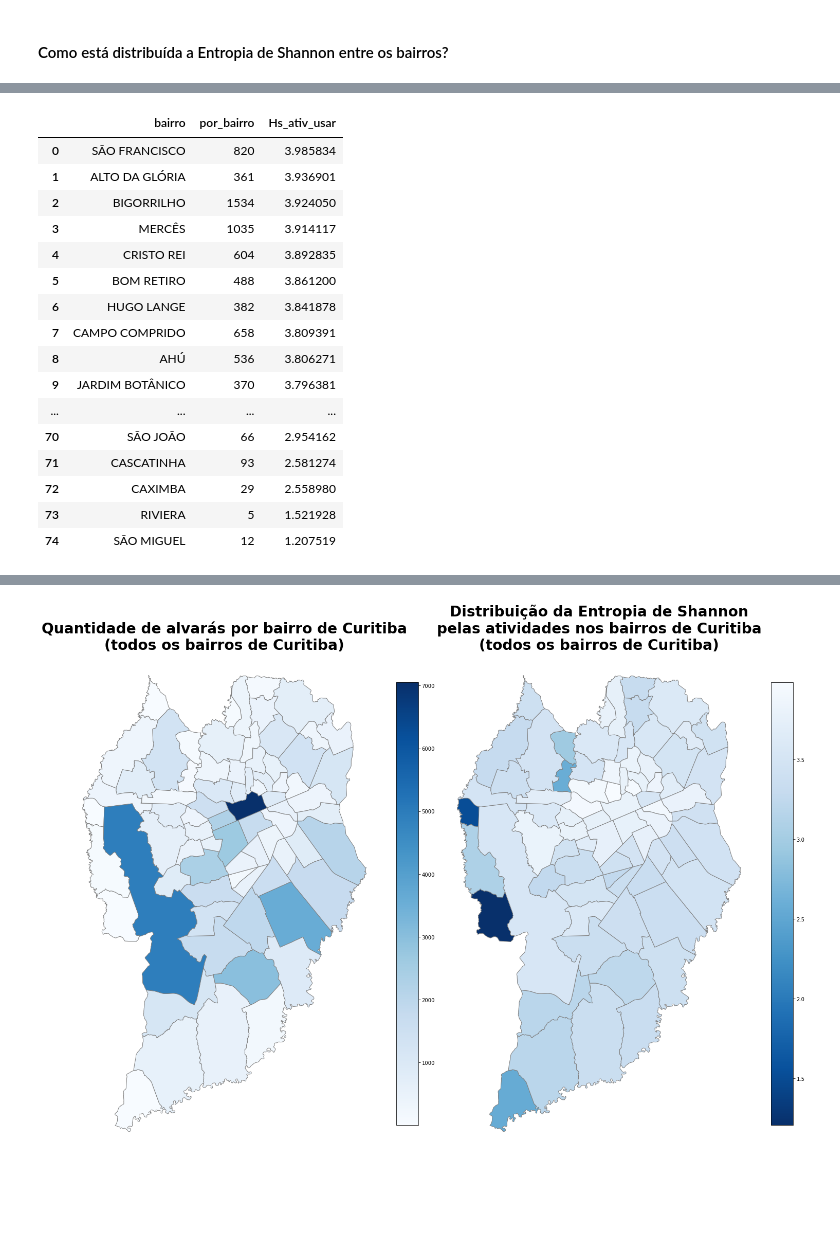
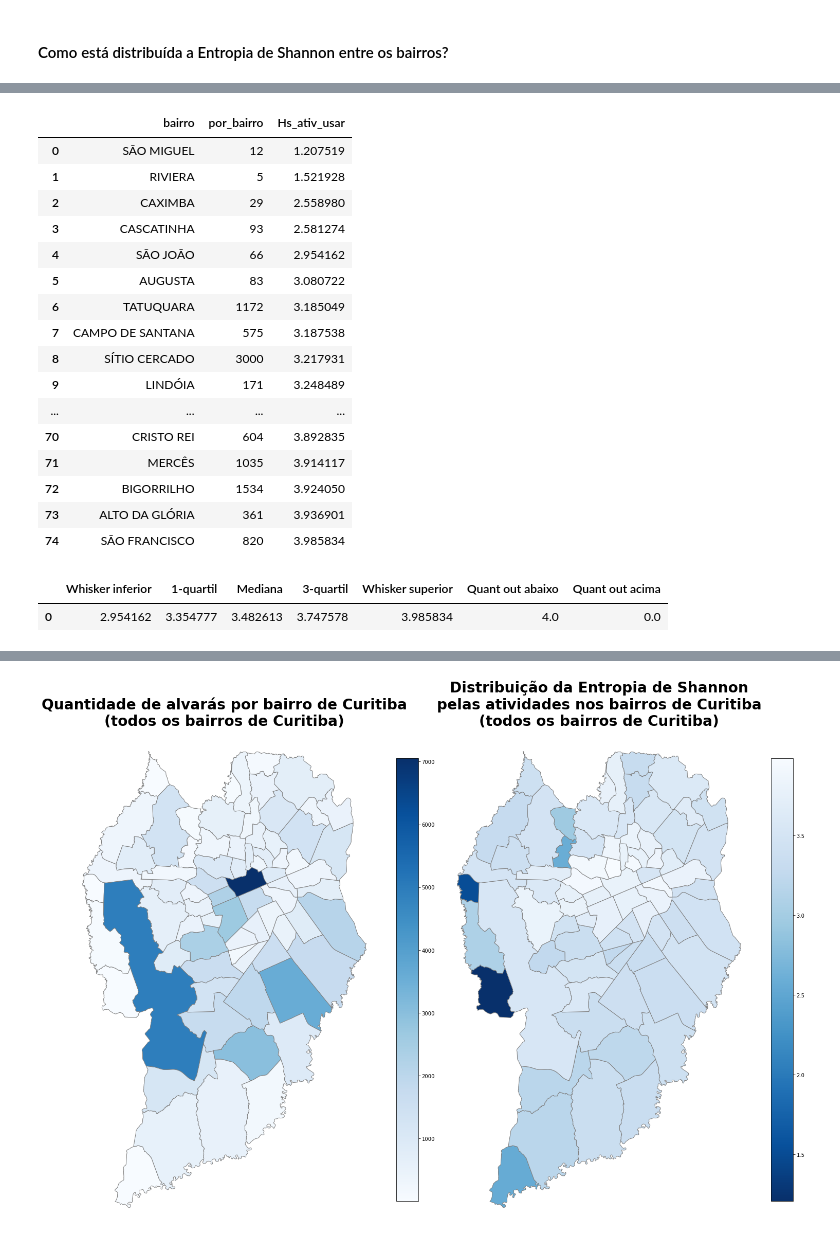
Before and after one commit to avaraujojr/tcc_alcides_alvaras, a Jupyter notebook: notebooks/alvaras_cwb.ipynb, the cells around one changed output, grey strips where cells are left out. Drawn from its saved outputs; the diff is of its cells as text; code cells hidden in the pictures; blank space fills up the shorter version.

```diff
--- a/notebooks/alvaras_cwb.ipynb
+++ b/notebooks/alvaras_cwb.ipynb
@@ -649,20 +749,27 @@ sns.boxplot(data = df_por_bairro_por_ativ, x = 'Hs_ativ_usar', ax = ax2)
 # %%
-df_por_bairro_por_ativ.sort_values(by = 'Hs_ativ_usar', ascending = False).reset_index(drop=True).style
+# Qual é a ordem dos bairros, conforme o valor de Hs?
+df_por_bairro_por_ativ.sort_values(by = 'Hs_ativ_usar', ascending = True).reset_index(drop=True).style
 # %% [output]
 |  | bairro | por_bairro | Hs_ativ_usar |
-| 0 | SÃO FRANCISCO | 820 | 3.985834 |
-| 1 | ALTO DA GLÓRIA | 361 | 3.936901 |
-| 2 | BIGORRILHO | 1534 | 3.924050 |
-| 3 | MERCÊS | 1035 | 3.914117 |
-| 4 | CRISTO REI | 604 | 3.892835 |
-| 5 | BOM RETIRO | 488 | 3.861200 |
-| 6 | HUGO LANGE | 382 | 3.841878 |
-| 7 | CAMPO COMPRIDO | 658 | 3.809391 |
-| 8 | AHÚ | 536 | 3.806271 |
-| 9 | JARDIM BOTÂNICO | 370 | 3.796381 |
+| 0 | SÃO MIGUEL | 12 | 1.207519 |
+| 1 | RIVIERA | 5 | 1.521928 |
+| 2 | CAXIMBA | 29 | 2.558980 |
+| 3 | CASCATINHA | 93 | 2.581274 |
+| 4 | SÃO JOÃO | 66 | 2.954162 |
+| 5 | AUGUSTA | 83 | 3.080722 |
+| 6 | TATUQUARA | 1172 | 3.185049 |
+| 7 | CAMPO DE SANTANA | 575 | 3.187538 |
+| 8 | SÍTIO CERCADO | 3000 | 3.217931 |
+| 9 | LINDÓIA | 171 | 3.248489 |
 | ... | ... | ... | ... |
-| 70 | SÃO JOÃO | 66 | 2.954162 |
-| 71 | CASCATINHA | 93 | 2.581274 |
-| 72 | CAXIMBA | 29 | 2.558980 |
-| 73 | RIVIERA | 5 | 1.521928 |
-| 74 | SÃO MIGUEL | 12 | 1.207519 |
+| 70 | CRISTO REI | 604 | 3.892835 |
+| 71 | MERCÊS | 1035 | 3.914117 |
+| 72 | BIGORRILHO | 1534 | 3.924050 |
+| 73 | ALTO DA GLÓRIA | 361 | 3.936901 |
+| 74 | SÃO FRANCISCO | 820 | 3.985834 |
+# %%
+# Como é um resumo dos valores?
+DataFrame_Resumo_Boxplot(df_por_bairro_por_ativ.Hs_ativ_usar)
+# %% [output]
+|  | Whisker inferior | 1-quartil | Mediana | 3-quartil | Whisker superior | Quant out abaixo | Quant out acima |
+| 0 | 2.954162 | 3.354777 | 3.482613 | 3.747578 | 3.985834 | 4.0 | 0.0 |
```
Also changed, not shown: parts of 35 cells of this notebook.
